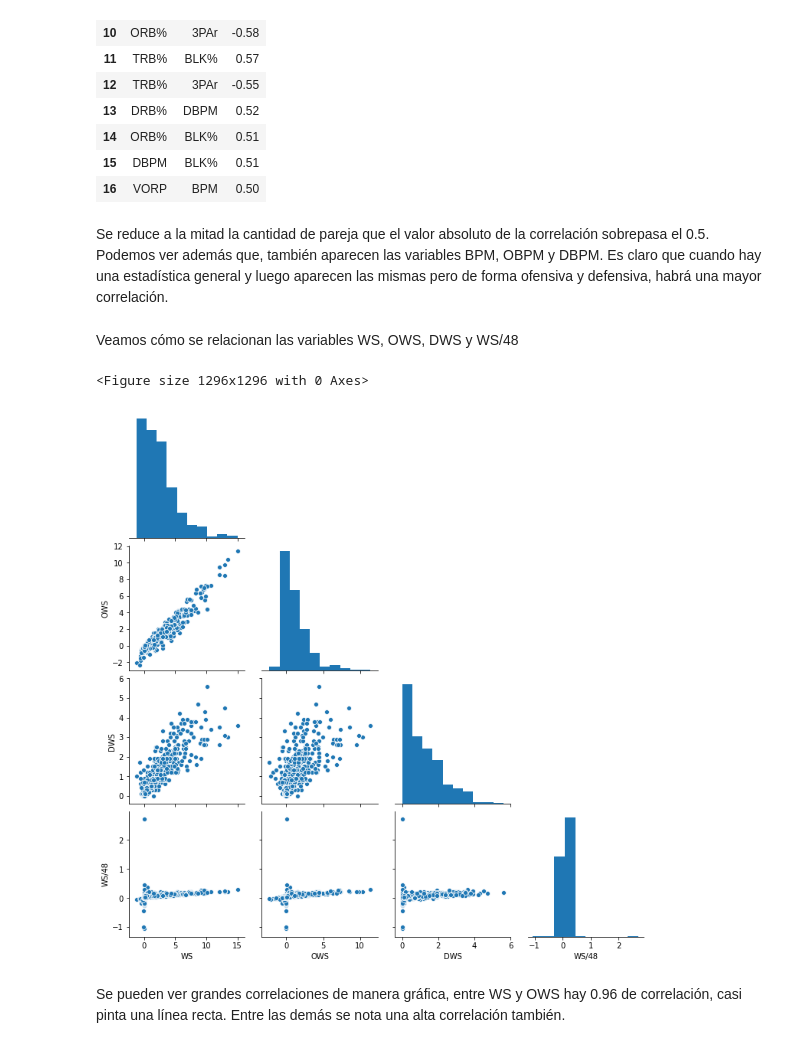
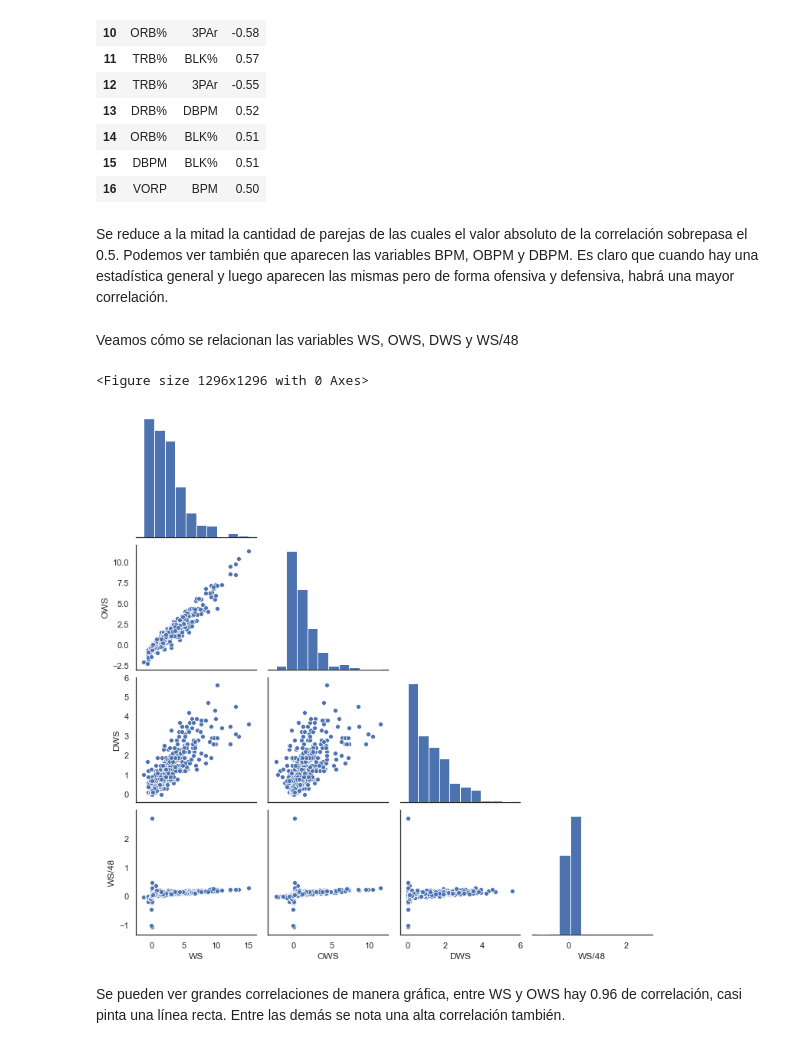
Before and after one commit to cristianm123/NBA_AnalyticsProject, a Jupyter notebook: EDA.ipynb, the cells around one changed output. Saved outputs shown, nothing was run; the diff lists cells and outputs as text; code cells hidden in the pictures.

```diff
--- a/EDA.ipynb
+++ b/EDA.ipynb
@@ -142,0 +125,9 @@ max     1.50  35.90  37.60  26.50  49.40  12.50  13.40  66.70  45.10
+# %%
+perc = list(filter(lambda x: x.endswith("%"), salaries.keys()))
+print(salaries[perc].describe())
+sns.set(style="white", palette="muted", color_codes=True)
+f, axes = plt.subplots(3, 3, figsize=(7, 7))
+for i, col in enumerate(perc):
+    sns.distplot(salaries[col], color="b", ax=axes[i//3, i%3])
+plt.setp(axes, yticks=[])
+plt.tight_layout()
@@ -167,0 +164,6 @@ plt.show()
+# %%
+sns.set(style="whitegrid", palette="muted", color_codes=True)
+ax = sns.barplot(x=salariesByTeam.index, y=salariesByTeam["Salary"], color="r")
+ax.set_xlabel("Team", fontsize=12)
+plt.xticks(rotation=90)
+plt.show()
@@ -255,0 +247,5 @@ axs[1].scatter(t["Salary"], t["NBA_DraftNumber"])
+# %%
+t = salaries[salaries["Age"]<25]
+sns.set(style="darkgrid", palette="muted", color_codes=True)
+t["category"] = list(map(lambda x: "less than 23 yo" if not x else "between 23 and 25 yo", (23<=t["Age"]) & (t["Age"]<25)))
+sns.relplot(x="Salary", y="NBA_DraftNumber", hue="category", data=t)
@@ -357,14 +356,15 @@ get_most_correlated_variables(salaries[salaries.columns.drop(["Salary", "WS", "O
 | 15 | DBPM | BLK% | 0.51 |
 | 16 | VORP | BPM | 0.50 |
 # %% [markdown]
-Se reduce a la mitad la cantidad de pareja que el valor absoluto de la correlación sobrepasa el 0.5. Podemos ver además que, también aparecen las variables BPM, OBPM y DBPM. Es claro que cuando hay una estadística general y luego aparecen las mismas pero de forma ofensiva y defensiva, habrá una mayor correlación.
+Se reduce a la mitad la cantidad de parejas de las cuales el valor absoluto de la correlación sobrepasa el 0.5. Podemos ver también que aparecen las variables BPM, OBPM y DBPM. Es claro que cuando hay una estadística general y luego aparecen las mismas pero de forma ofensiva y defensiva, habrá una mayor correlación.
 # %% [markdown]
 Veamos cómo se relacionan las variables WS, OWS, DWS y WS/48
 # %%
 plt.figure(figsize=(18,18))
-ax = sb.pairplot(salaries[["WS", "OWS", "DWS", "WS/48"]], corner=True)
+sns.set(style="white")
+ax = sns.pairplot(salaries[["WS", "OWS", "DWS", "WS/48"]], corner=True)
 # %% [output]
 <Figure size 1296x1296 with 0 Axes>
-[figure, old version]
+[figure, new version]
 # %% [markdown]
 Se pueden ver grandes correlaciones de manera gráfica, entre WS y OWS hay 0.96 de correlación, casi pinta una línea recta. Entre las demás se nota una alta correlación también.
```
Also changed, not shown: parts of 10 cells of this notebook.
